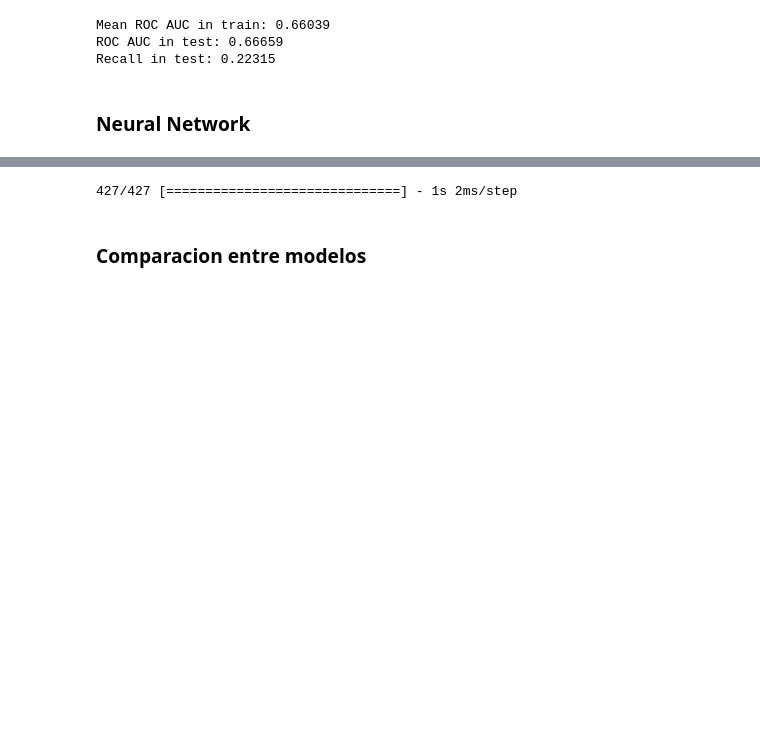
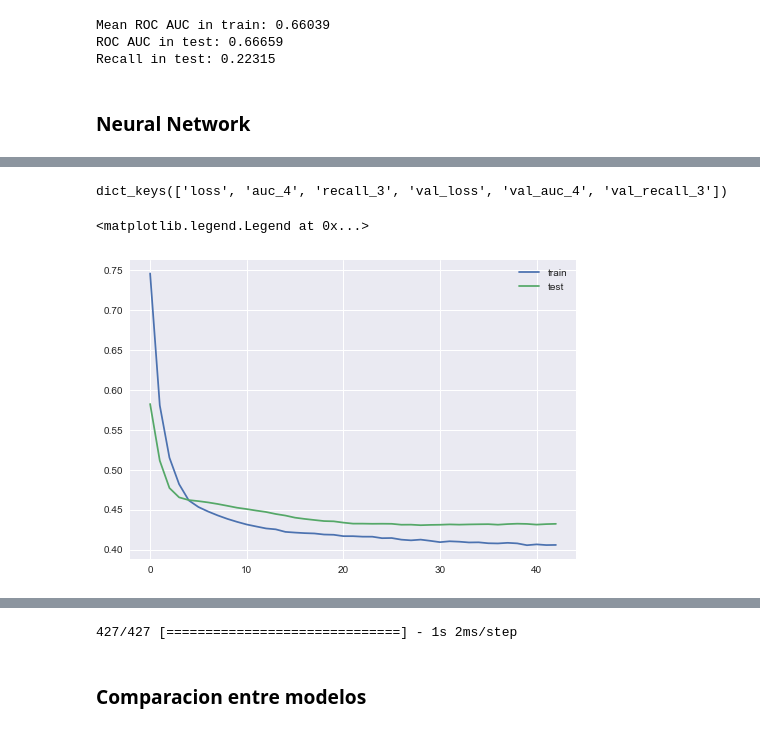
Before and after one commit to Federico-Young/Globant---LATAM-Airlines, a Jupyter notebook: EDA prediccion vuelos Santiago.ipynb, the cells around one changed output, grey strips where cells are left out. Cells and saved outputs as stored; diff of their text form; code cells hidden in the pictures; blank space fills up the shorter version.

Commit message:
Update EDA prediccion vuelos Santiago - Early Stopping in NN

```diff
--- a/EDA prediccion vuelos Santiago.ipynb
+++ b/EDA prediccion vuelos Santiago.ipynb
@@ -783,6 +783,7 @@ import tensorflow as tf
 import keras
 # %%
 #Creamos una MLP con 300 neuronas y DropOut a la salida de esta capa
+callback = tf.keras.callbacks.EarlyStopping(monitor='loss', patience=3)
 model_NN = keras.Sequential([
     keras.layers.Dense(300, activation='relu', input_shape=(X_train.shape[-1],)),
     keras.layers.BatchNormalization(),
@@ -815,11 +816,12 @@ model_NN.compile(optimizer='adam',
               loss=tf.keras.losses.BinaryCrossentropy(),
               metrics=[tf.keras.metrics.AUC(),tf.keras.metrics.Recall()])
 # %%
-model_NN.fit(
+history = model_NN.fit(
     X_train,
     y_train,
     validation_data=(X_test, y_test),
     batch_size=2048,
-    epochs=20,#     class_weight=class_weight,
+    epochs=100,
+    callbacks=[callback]
 )
 # %% [output]
@@ -843,0 +851,12 @@ Epoch 20/20
+# %%
+history.history.keys()
+# %% [output]
+dict_keys(['loss', 'auc_4', 'recall_3', 'val_loss', 'val_auc_4', 'val_recall_3'])
+# %%
+# Graficamamos  Loss durante el entrenamiento
+plt.plot(history.history['loss'], label='train')
+plt.plot(history.history['val_loss'], label='test')
+plt.legend()
+# %% [output]
+<matplotlib.legend.Legend at 0x...>
+[figure, added]
```
Also changed, not shown: parts of 7 cells of this notebook.
